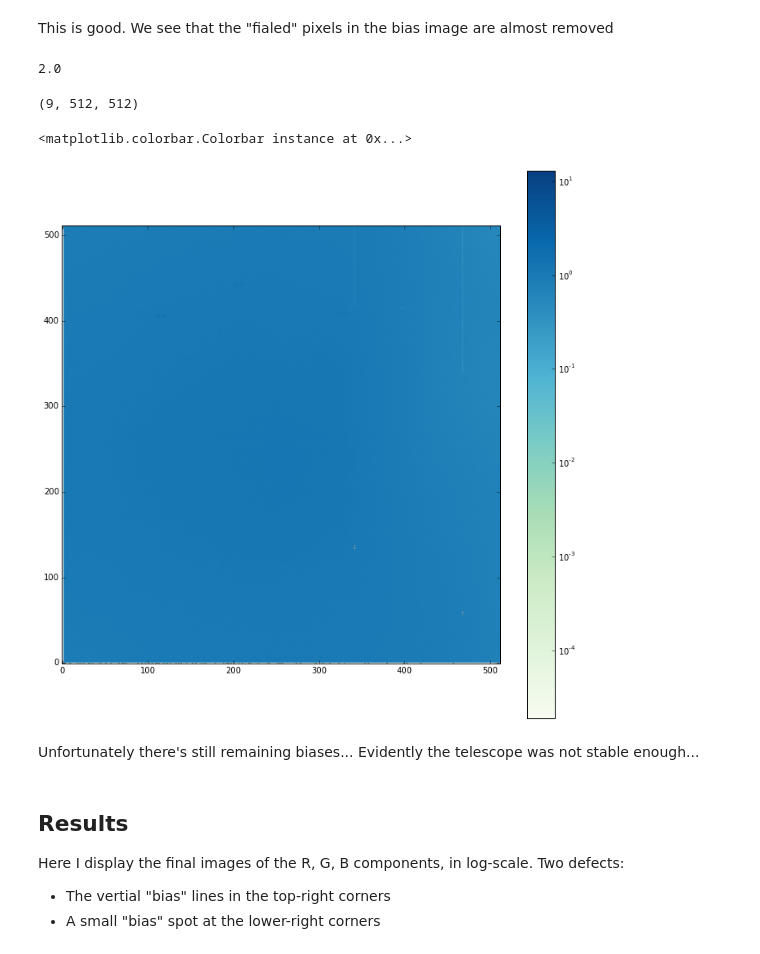
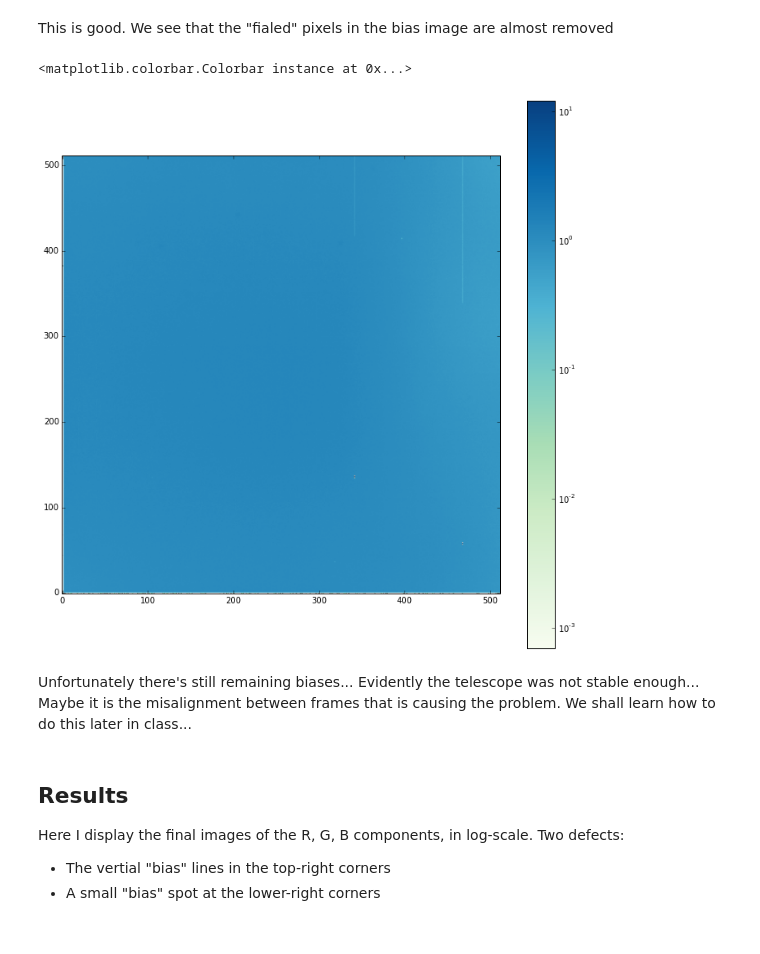
Before and after one commit to Mipanox/PHYS301, a Jupyter notebook: Lab1.1/lab1_1.ipynb, the cells around one changed output. Saved outputs shown, nothing was run; the diff lists cells and outputs as text; code cells hidden in the pictures.

Commit message:
flat field RGB and removing pandas header

```diff
--- a/Lab1.1/lab1_1.ipynb
+++ b/Lab1.1/lab1_1.ipynb
@@ -24,10 +24,10 @@ To effectively choose the calibration data, we should check the following:
 datadir = '/afs/ir.stanford.edu/class/physics100/workdir/g2/M81/arch_1'
 # %%
 ## list of the fits file
-M81_R_list = np.asarray(pd.read_csv(datadir+'/R/fitsfiles.list'))
-M81_G_list = np.asarray(pd.read_csv(datadir+'/G/fitsfiles.list'))
-M81_B_list = np.asarray(pd.read_csv(datadir+'/B/fitsfiles.list'))
-M81_Cali_list = np.asarray(pd.read_csv(datadir+'/Cali/fitsfiles.list'))
+M81_R_list = np.asarray(pd.read_csv(datadir+'/R/fitsfiles.list',header=None))
+M81_G_list = np.asarray(pd.read_csv(datadir+'/G/fitsfiles.list',header=None))
+M81_B_list = np.asarray(pd.read_csv(datadir+'/B/fitsfiles.list',header=None))
+M81_Cali_list = np.asarray(pd.read_csv(datadir+'/Cali/fitsfiles.list',header=None))
 # %% [markdown]
 Take a look at a header, what is missing?<br>
 No target name (or coordinates) and angular size of the pixels (or equivalently the focal length)!
@@ -189,7 +189,9 @@ Alright... again 26th not 30th... Forget about my intention to select based on t
 #### Selection done
 # %%
 sciencefile  = [M81_R_list[3][0],M81_G_list[2][0],M81_B_list[2][0]]
-flatfilelist = [i[0] for i in M81_Cali_list if 'flat' in i[0]][36:]
+flatfileR = [i[0] for i in M81_Cali_list if 'flat' in i[0] and 'R' in i[0]][-3:]
+flatfileG = [i[0] for i in M81_Cali_list if 'flat' in i[0] and 'G' in i[0]][-3:]
+flatfileB = [i[0] for i in M81_Cali_list if 'flat' in i[0] and 'B' in i[0]][-3:]
 darkfilelist = [i[0] for i in M81_Cali_list if 'dark' in i[0]][1:]
 biasfilelist = [i[0] for i in M81_Cali_list if 'bias' in i[0]]
 basename = 'M81'
@@ -227,23 +229,18 @@ elementwise comparison failed; returning scalar instead, but in the future will
 # %% [markdown]
 This is good. We see that the "fialed" pixels in the bias image are almost removed
-# %%
-a = np.ones((10,10))
-b = np.ones((6,10,10))*2
-np.median(b,axis=None)
-# %% [output]
-2.0
 # %%
-finalflat = AverageFlat(flatfilelist,finalbias,finaldark)
+finalflatR = AverageFlat(flatfileR,finalbias,finaldark)
+finalflatG = AverageFlat(flatfileG,finalbias,finaldark)
+finalflatB = AverageFlat(flatfileB,finalbias,finaldark)
 
 plt.figure(figsize=(12,12))
-plt.imshow(finalflat, origin='lower', cmap="GnBu", norm=LogNorm())
+plt.imshow(finalflatR, origin='lower', cmap="GnBu", norm=LogNorm())
 plt.colorbar()
 # %% [output]
-(9, 512, 512)
+<matplotlib.colorbar.Colorbar instance at 0x...>
-<matplotlib.colorbar.Colorbar instance at 0x...>
-[figure, old version]
+[figure, new version]
 # %% [markdown]
-Unfortunately there's still remaining biases... Evidently the telescope was not stable enough...
+Unfortunately there's still remaining biases... Evidently the telescope was not stable enough... Maybe it is the misalignment between frames that is causing the problem. We shall learn how to do this later in class...
 # %%
 rawdata_R = pyfits.open(sciencefile[0])[0]
 rawdata_G = pyfits.open(sciencefile[1])[0]
```
Also changed, not shown: parts of 11 cells of this notebook.
